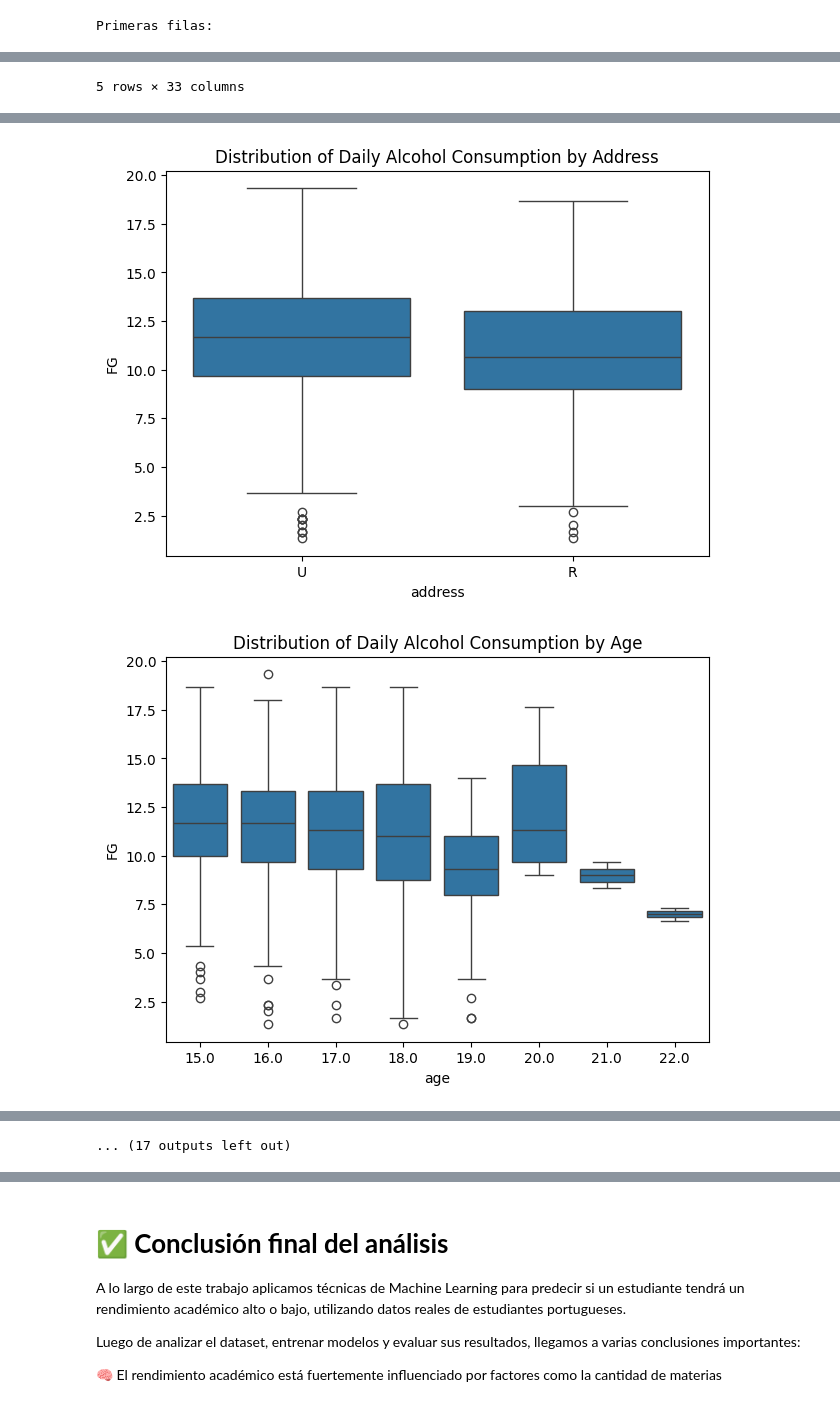
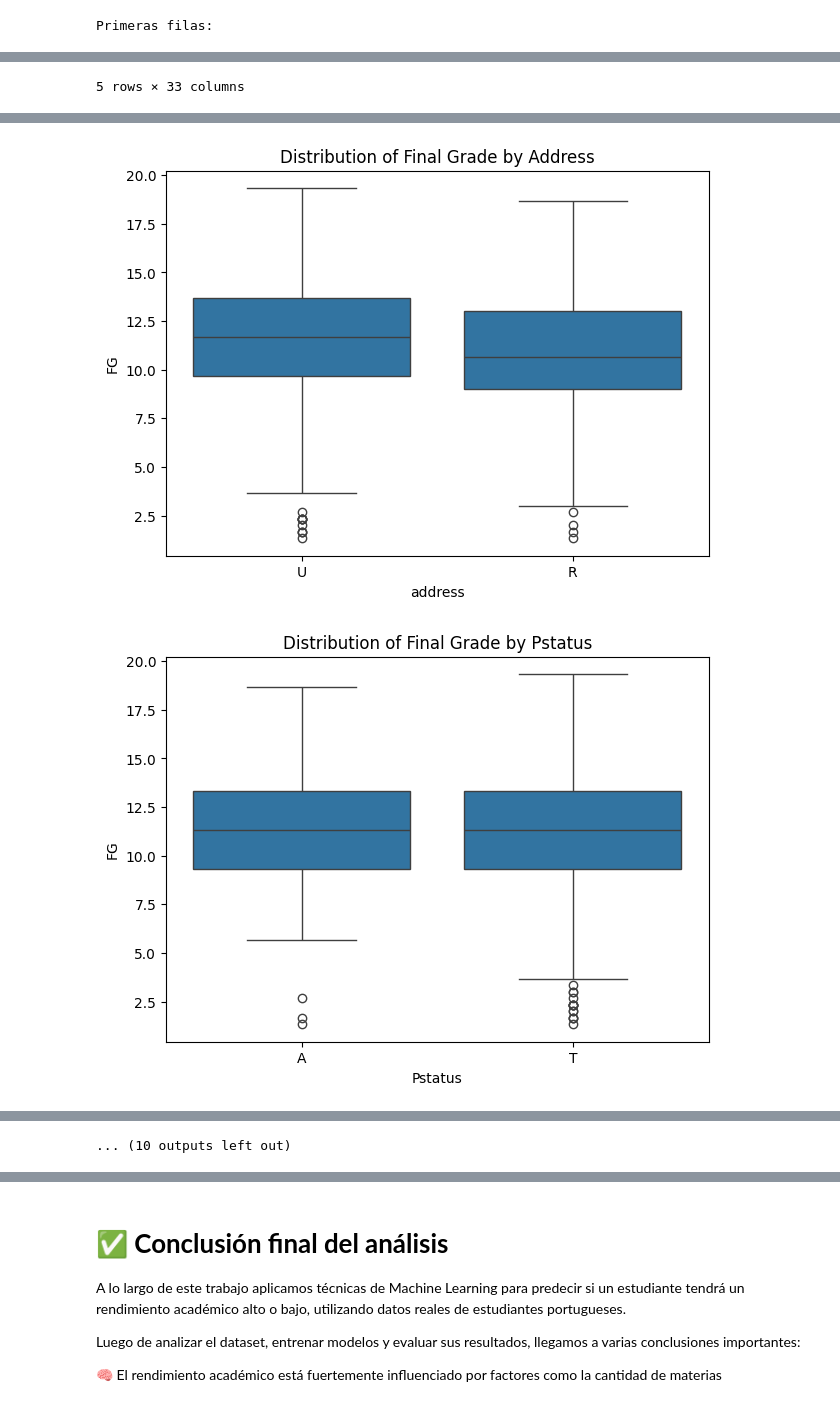
Before and after one commit to facumdito/final-pavon, a Jupyter notebook: PRUEBA_MÍA_PAVON_FINAL.ipynb, the cells around one changed output, grey strips where cells are left out. Cells and saved outputs as stored; diff of their text form; code cells hidden in the pictures.

```diff
--- a/PRUEBA_MÍA_PAVON_FINAL.ipynb
+++ b/PRUEBA_MÍA_PAVON_FINAL.ipynb
@@ -58,31 +58,43 @@ print (student_data["FG"])
 # =============================
 # 2. VISUALIZACIÓN INICIAL
 # =============================
-binary_vars = []
-for col in student_data.columns:
-    if col != 'Dalc' and len(student_data[col].unique()) == 2:
-        binary_vars.append(col)
-print(binary_vars)
+binary_vars = ['school', 'sex', 'address', 'age', 'Pstatus', 'schoolsup', 'famsup', 'paid', 'activities', 'nursery', 'higher', 'internet', 'romantic']
+for var in binary_vars:
+    print(f"\nUnique values for '{var}':\n{student_data[var].unique()}")
+    print(f"Number of unique values for '{var}': {len(student_data[var].unique())}")
+    print(f"Missing values for '{var}': {student_data[var].isnull().sum()}")
+    print(f"Data type for '{var}': {student_data[var].dtype}")
+    print(f"Value counts for '{var}':\n{student_data[var].value_counts()}")
+student_data['alco'] = (student_data['Dalc'] + student_data['Walc'])/2
 if not os.path.exists('plots'):
     os.makedirs('plots')
 
-binary_vars = ['school', 'sex', 'address', 'age', 'Pstatus', 'schoolsup', 'famsup', 'paid', 'activities', 'nursery', 'higher', 'internet', 'romantic']
+binary_vars = ['school', 'sex', 'address', 'Pstatus', 'schoolsup', 'famsup', 'paid', 'activities', 'nursery', 'higher', 'internet', 'romantic']
 for var in binary_vars:
     plt.figure(figsize=(7, 5))
     sns.boxplot(x=var, y='FG', data=student_data)
-    plt.title(f'Distribution of Daily Alcohol Consumption by {var.capitalize()}')
+    plt.title(f'Distribution of Final Grade by {var.capitalize()}')
     plt.savefig(os.path.join('plots', f'FG_by_{var}.png'))
     plt.show()
-# Boxplot: consumo de alcohol diario
-plt.figure(figsize=(7,5))
+
+
+plt.figure(figsize=(7, 5))
 sns.boxplot(x='FG', data=student_data)
-plt.title('Distribución del Consumo Diario de Alcohol')
+plt.title('Distribution of Final Grade')
 plt.show()
 
-# Violinplot: nota final
-plt.figure(figsize=(7,5))
-sns.violinplot(x='sex', y='FG', data=student_data)
-plt.title('Notas Finales por Sexo')
+plt.figure(figsize=(10, 6))
+sns.lineplot(x='absences', y='FG', data=student_data)
+plt.xlabel('Number of Absences')
+plt.ylabel('Final Grade')
+plt.title('Relationship between Absences and Final Grade')
+plt.show()
+
+plt.figure(figsize=(8, 6))
+sns.violinplot(x='alco', y='FG', data=student_data)
+plt.title("Relationship between Daily Alcohol Consumption ('alco') and Final Grade ('FG')")
+plt.xlabel('Daily Alcohol Consumption (alco)')
+plt.ylabel('Final Grade (FG)')
 plt.show()
 # =============================
 # 3. ANÁLISIS DE CORRELACIÓN
@@ -266,2 +281,2 @@ Name: FG, Length: 1044, dtype: float64
-[figure, old version]
+[figure, new version]
-[figure, old version]
+[figure, new version]
@@ -270 +285 @@ Name: FG, Length: 1044, dtype: float64
-... (17 outputs left out)
+... (10 outputs left out)
```
Also changed, not shown: parts of 6 cells of this notebook.
